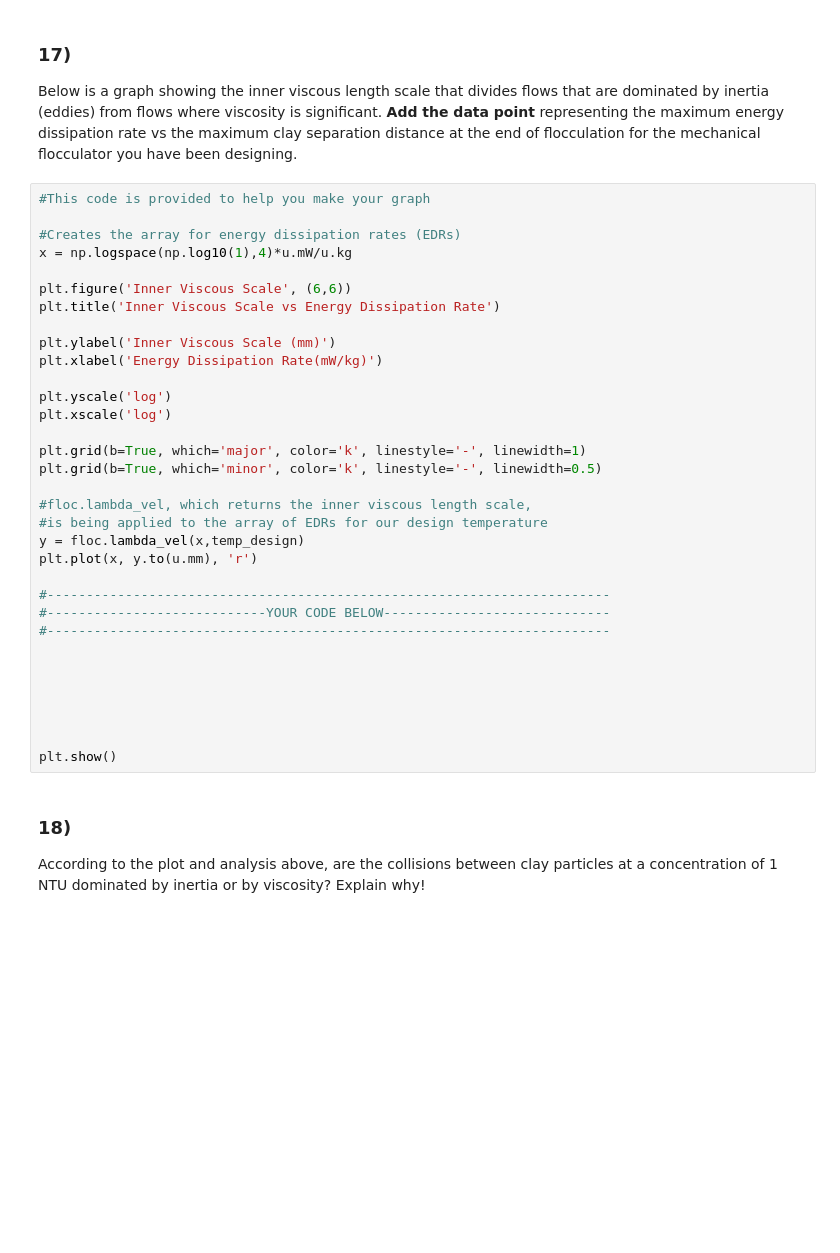
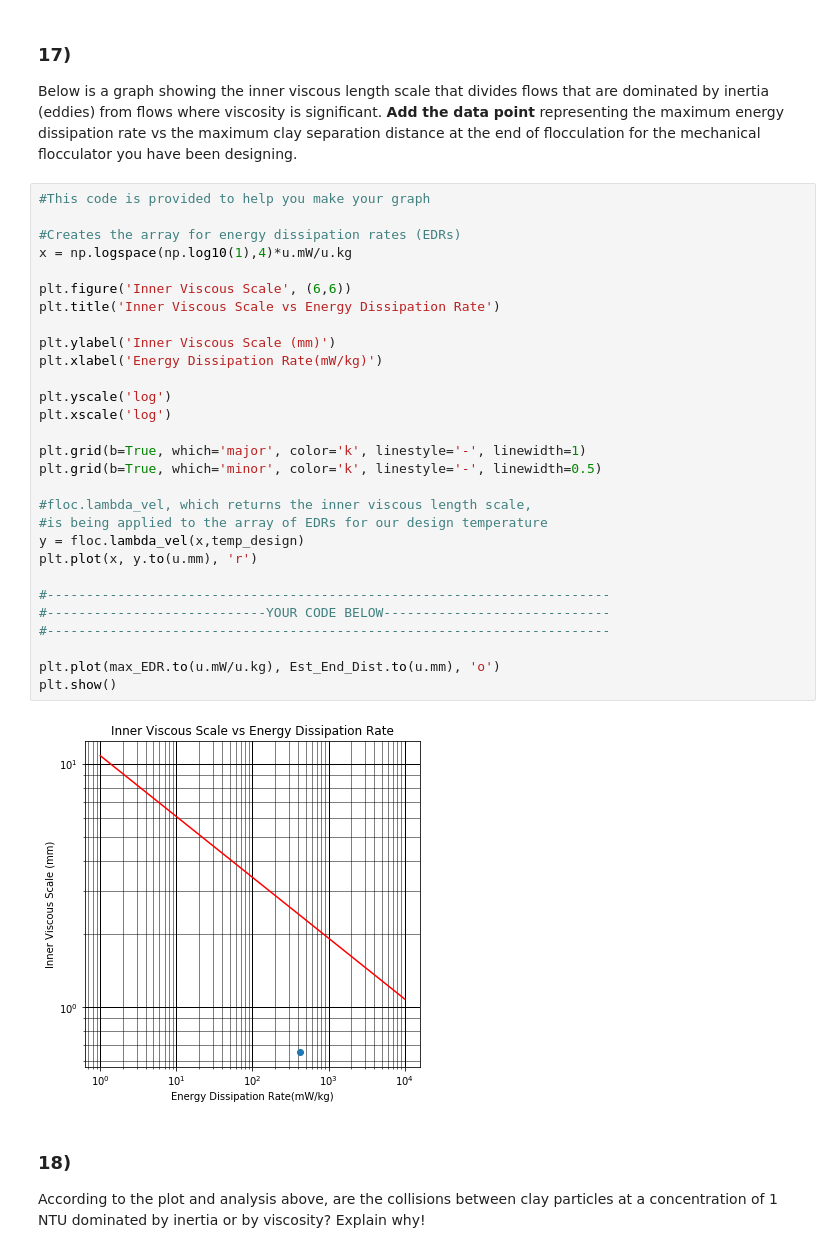
Before and after one commit to ShiyaoSun/SYM-PRIVATE, a Jupyter notebook: COMMENTED_SYM_DC Mechanical and Flocculation Model.ipynb, the cells around one changed output. Drawn from its saved outputs; the diff is of its cells as text; blank space fills up the shorter version.

```diff
--- a/COMMENTED_SYM_DC Mechanical and Flocculation Model.ipynb
+++ b/COMMENTED_SYM_DC Mechanical and Flocculation Model.ipynb
@@ -311,36 +320,34 @@ Below is a graph showing the inner viscous length scale that divides flows that
 # %%
 #This code is provided to help you make your graph
 
 #Creates the array for energy dissipation rates (EDRs)
 x = np.logspace(np.log10(1),4)*u.mW/u.kg
 
 plt.figure('Inner Viscous Scale', (6,6))
 plt.title('Inner Viscous Scale vs Energy Dissipation Rate')
 
 plt.ylabel('Inner Viscous Scale (mm)')
 plt.xlabel('Energy Dissipation Rate(mW/kg)')
 
 plt.yscale('log')
 plt.xscale('log')
 
 plt.grid(b=True, which='major', color='k', linestyle='-', linewidth=1)
 plt.grid(b=True, which='minor', color='k', linestyle='-', linewidth=0.5)
 
 #floc.lambda_vel, which returns the inner viscous length scale,
 #is being applied to the array of EDRs for our design temperature
 y = floc.lambda_vel(x,temp_design)
 plt.plot(x, y.to(u.mm), 'r')
 
 #------------------------------------------------------------------------
 #----------------------------YOUR CODE BELOW-----------------------------
 #------------------------------------------------------------------------
 
-
-
-
-
-
+plt.plot(max_EDR.to(u.mW/u.kg), Est_End_Dist.to(u.mm), 'o')
 plt.show()
+# %% [output]
+[figure, added]
 # %% [markdown]
 ### 18)
 
```
Also changed, not shown: parts of 4 cells of this notebook.
